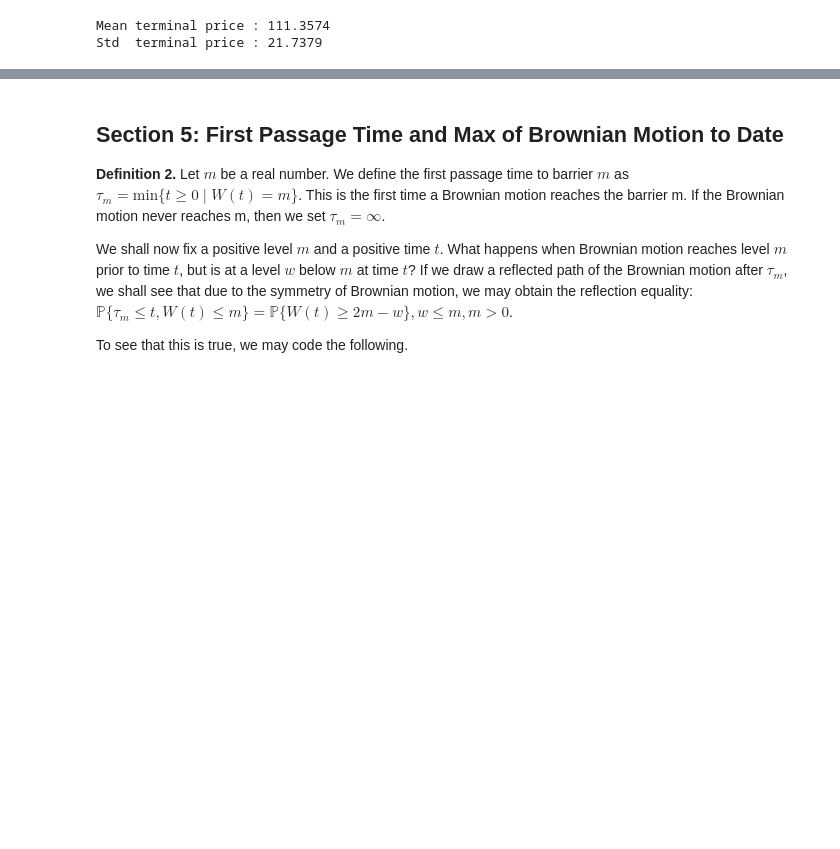
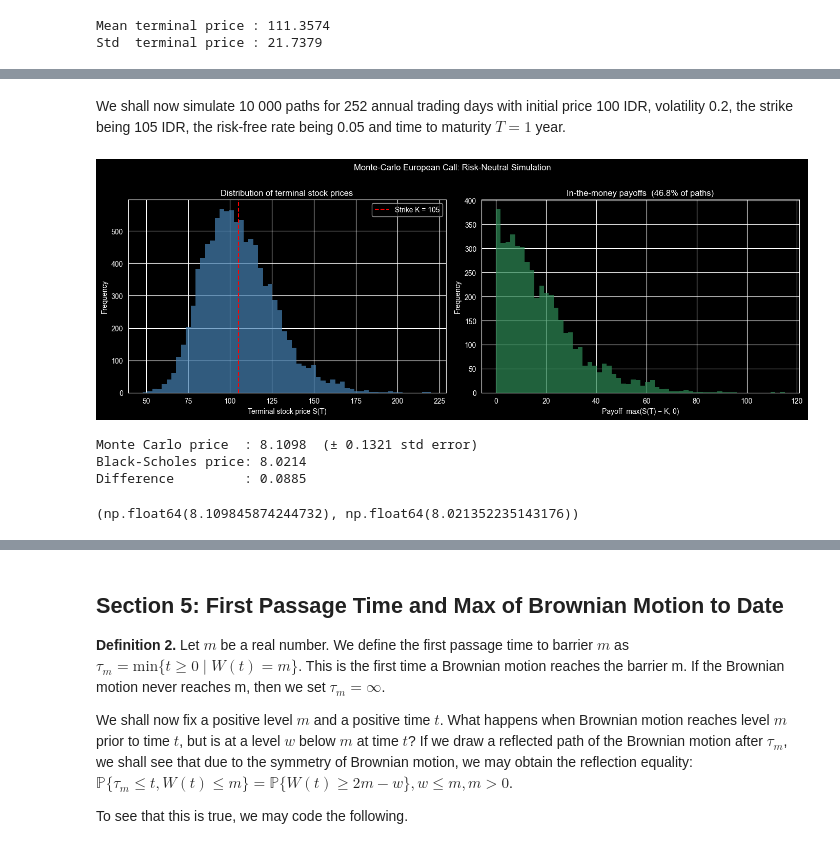
Before and after one commit to patricklin888/Simple-Projects, a Jupyter notebook: brownian_motion.ipynb, the cells around one changed output, grey strips where cells are left out. Saved outputs shown, nothing was run; the diff lists cells and outputs as text; code cells hidden in the pictures; blank space fills up the shorter version.

```diff
--- a/brownian_motion.ipynb
+++ b/brownian_motion.ipynb
@@ -258,0 +327,17 @@ Std  terminal price : 21.7379
+# %% [markdown]
+We shall now simulate 10 000 paths for 252 annual trading days with initial price 100 IDR, volatility 0.2, the strike being 105 IDR, the risk-free rate being 0.05 and time to maturity $T = 1$ year.
+# %%
+price_european_call(
+    paths=10_000,
+    annual_trading_days=252,
+    initial_stock_price=100,
+    volatility=0.2,
+    strike=105,        # slightly out of the money
+    risk_free_rate=0.05,
+    T=1.0)
+# %% [output]
+[figure, added]
+Monte Carlo price  : 8.1098  (± 0.1321 std error)
+Black-Scholes price: 8.0214
+Difference         : 0.0885
+(np.float64(8.109845874244732), np.float64(8.021352235143176))
```
Also changed, not shown: parts of 33 cells of this notebook.
